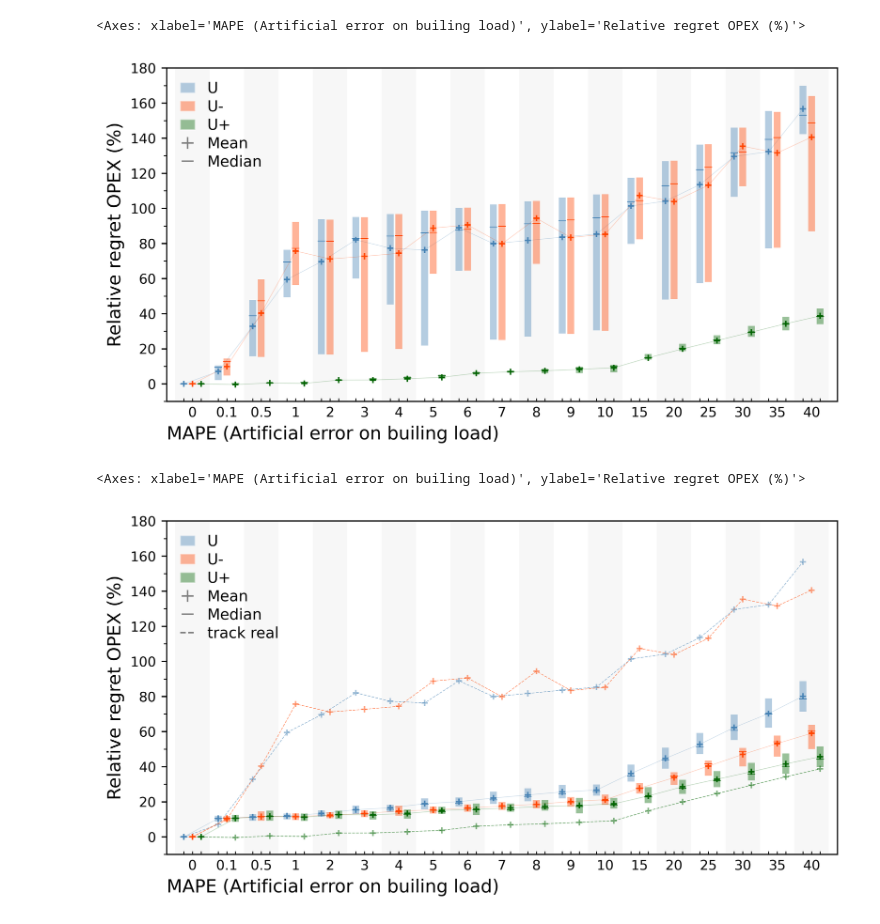
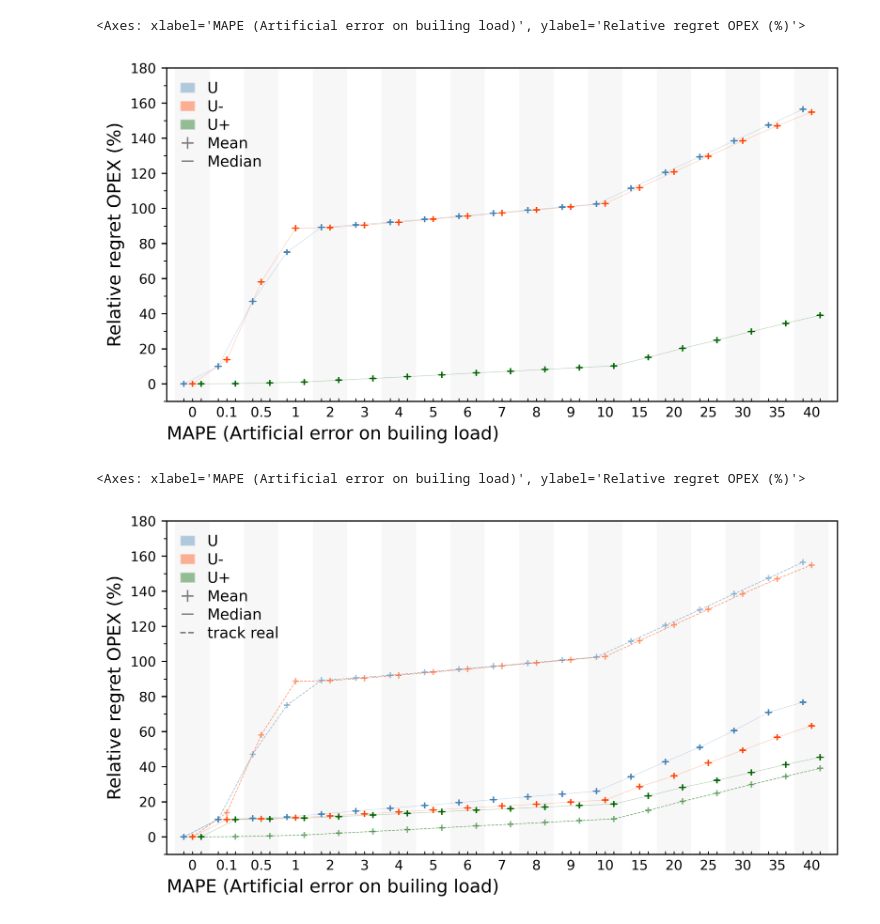
Before and after one commit to AarenLee07/Microgrid-Optimizer, a Jupyter notebook: paper_working/fig3-Value-of-info2.ipynb, the cells around one changed output. Cells and saved outputs as stored; diff of their text form; code cells hidden in the pictures.

```diff
--- a/paper_working/fig3-Value-of-info2.ipynb
+++ b/paper_working/fig3-Value-of-info2.ipynb
@@ -31,9 +31,9 @@ from plot_helper import *
 from utils.plot_utils import *
 customize_plt() # customize plt configs, see plot_utils
 # %%
-mon_list=['Jan','Feb','Mar','Apr','May','Jun','Jul','Aug','Sep','Oct','Dec','Nov']
-#folder_path=r'D:\Codes\Energy_grid_new\output\experiments\thesis_value_of_information'
-folder_path=r'L:\Coding_project\Energy_grid_new\output\experiments\thesis_value_of_information'
+mon_list=['May']#['Jan','Feb','Mar','Apr','May','Jun','Jul','Aug','Sep','Oct','Dec','Nov']
+folder_path=r'D:\Codes\Energy_grid_new\output\experiments\thesis_value_of_information'
+#folder_path=r'L:\Coding_project\Energy_grid_new\output\experiments\thesis_value_of_information'
 fn_list=[]
 for i in mon_list:
     fn="6h-bat-"+i+"-disturbance-type.xlsx"
@@ -44,13 +44,13 @@ mape,y_dic,mean_dic= get_df_for_plot("minimize_cap",fn_list)
 # %%
 cluster_box_plot(
     figsize=(8,4),
     mape=mape,y_dic=y_dic_old,mean_dic=mean_dic_old,
-    save_fn="fig3-value-of-info-track-real.png"
+    save_fn="fig3-value-of-info-track-real-may.png"
 
 )
 # %% [output]
 <Axes: xlabel='MAPE (Artificial error on builing load)', ylabel='Relative regret OPEX (%)'>
-[figure, old version]
+[figure, new version]
 # %%
 cluster_box_plot(
     figsize=(8,4),
@@ -59,4 +59,4 @@ cluster_box_plot(
 )
 # %% [output]
 <Axes: xlabel='MAPE (Artificial error on builing load)', ylabel='Relative regret OPEX (%)'>
-[figure, old version]
+[figure, new version]
```
Also changed, not shown: 27 other files.
